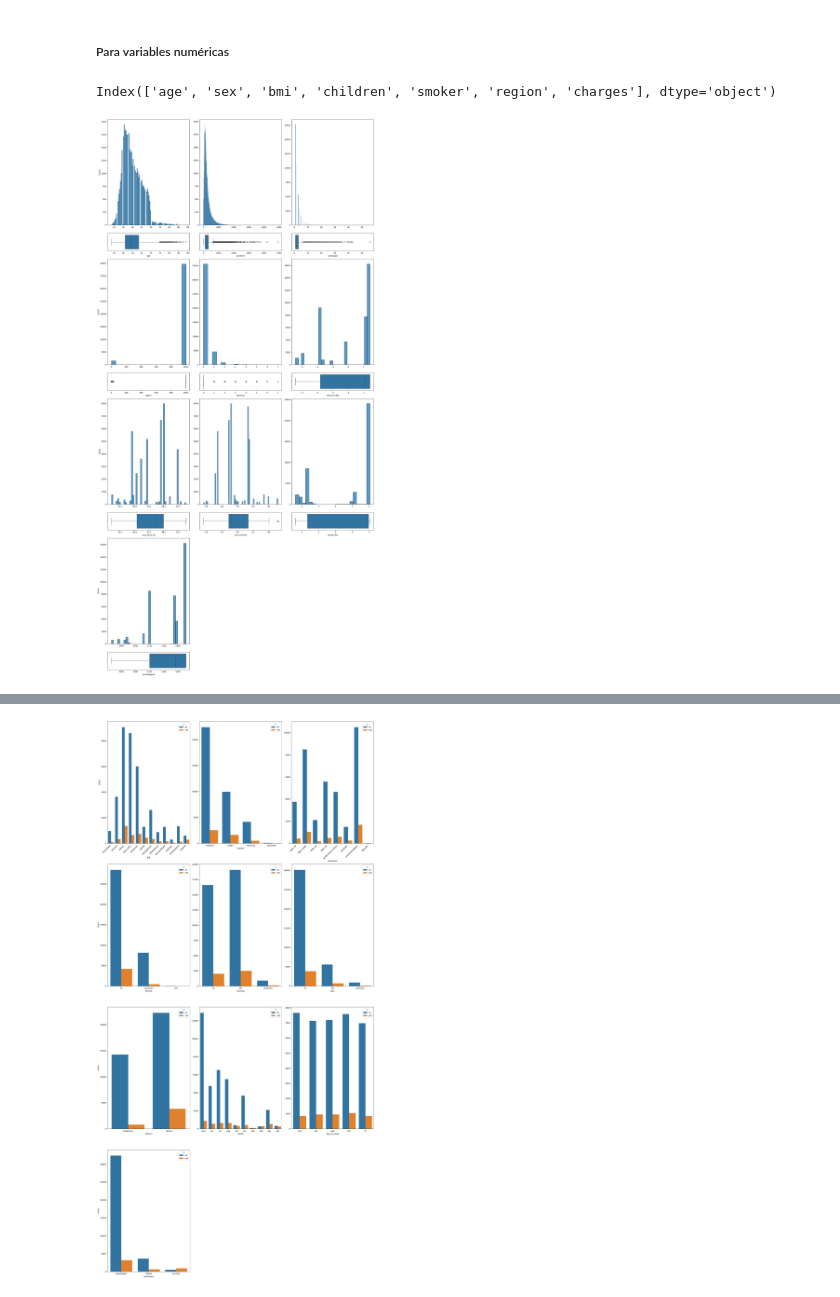
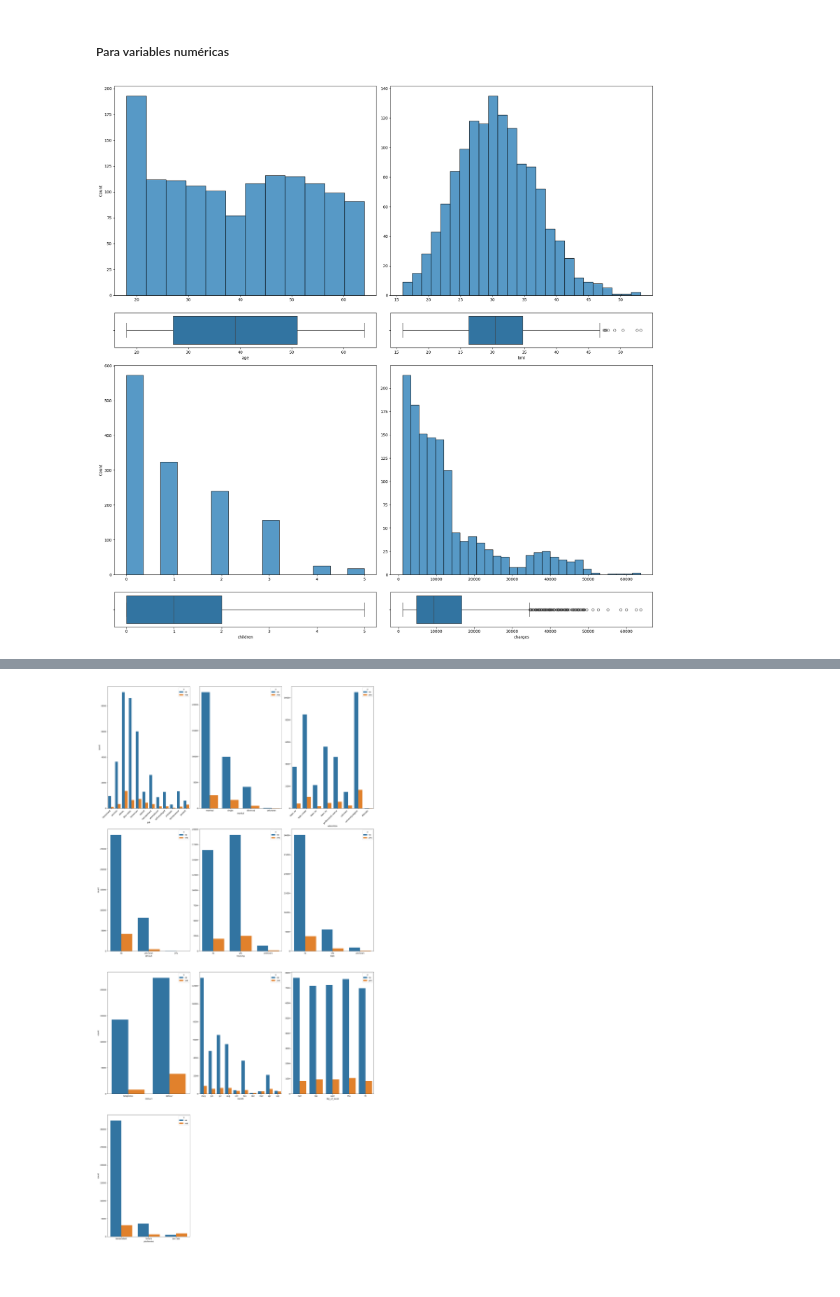
Before and after one commit to josedrosales/Analisis, a Jupyter notebook: models/Linear_regression.ipynb, the cells around one changed output, grey strips where cells are left out. Drawn from its saved outputs; the diff is of its cells as text; code cells hidden in the pictures.

```diff
--- a/models/Linear_regression.ipynb
+++ b/models/Linear_regression.ipynb
@@ -124,57 +124,23 @@ La relación entre la población no fumadora y fumadora es de: 3.88
 - La población está prácticamente distribuida uniformemente entre las 4 regiones, aunque un Southeast posee un poco más de clientes.
 # %% [markdown]
 ##### Para variables numéricas
-# %%
-dataframe.columns
-# %% [output]
-Index(['age', 'sex', 'bmi', 'children', 'smoker', 'region', 'charges'], dtype='object')
 # %%
-fig, axis = plt.subplots(8, 3, figsize = (20,40), gridspec_kw={'height_ratios': [6, 1, 6, 1, 6, 1, 6, 1]})
+fig, axis = plt.subplots(4, 2, figsize = (20,20), gridspec_kw={'height_ratios': [6, 1, 6, 1]})
 
 sns.histplot(ax = axis[0,0], data = dataframe, x = 'age').set(xlabel = None)
 sns.boxplot(ax = axis[1,0], data = dataframe, x = 'age')
 
-sns.histplot(ax = axis[0,1], data = dataframe, x = 'duration').set(xlabel = None, ylabel = None)
-sns.boxplot(ax = axis[1,1], data = dataframe, x = 'duration')
+sns.histplot(ax = axis[0,1], data = dataframe, x = 'bmi').set(xlabel = None, ylabel = None)
+sns.boxplot(ax = axis[1,1], data = dataframe, x = 'bmi')
 
-sns.histplot(ax = axis[0,2], data = dataframe, x = 'campaign').set(xlabel = None, ylabel = None)
-sns.boxplot(ax = axis[1,2], data = dataframe, x = 'campaign')
+sns.histplot(ax = axis[2,0], data = dataframe, x = 'children').set(xlabel = None)
+sns.boxplot(ax = axis[3,0], data = dataframe, x = 'children')
 
-####
-
-sns.histplot(ax = axis[2,0], data = dataframe, x = 'pdays').set(xlabel = None)
-sns.boxplot(ax = axis[3,0], data = dataframe, x = 'pdays')
-
-sns.histplot(ax = axis[2,1], data = dataframe, x = 'previous').set(xlabel = None, ylabel = None)
-sns.boxplot(ax = axis[3,1], data = dataframe, x = 'previous')
-
-sns.histplot(ax = axis[2,2], data = dataframe, x = 'emp.var.rate').set(xlabel = None, ylabel = None)
-sns.boxplot(ax = axis[3,2], data = dataframe, x = 'emp.var.rate')
-
-####
-
-sns.histplot(ax = axis[4,0], data = dataframe, x = 'cons.price.idx').set(xlabel = None)
-sns.boxplot(ax = axis[5,0], data = dataframe, x = 'cons.price.idx')
-
-sns.histplot(ax = axis[4,1], data = dataframe, x = 'cons.conf.idx').set(xlabel = None, ylabel = None)
-sns.boxplot(ax = axis[5,1], data = dataframe, x = 'cons.conf.idx')
-
-sns.histplot(ax = axis[4,2], data = dataframe, x = 'euribor3m').set(xlabel = None, ylabel = None)
-sns.boxplot(ax = axis[5,2], data = dataframe, x = 'euribor3m')
-
-####
-
-sns.histplot(ax = axis[6,0], data = dataframe, x = 'nr.employed').set(xlabel = None)
-sns.boxplot(ax = axis[7,0], data = dataframe, x = 'nr.employed')
-
-subplots_remove = [axis[6, 1], axis[7, 1], axis[6, 2], axis[7, 2]]
-
-for ax in subplots_remove:
-
-    fig.delaxes(ax)
+sns.histplot(ax = axis[2,1], data = dataframe, x = 'charges').set(xlabel = None, ylabel = None)
+sns.boxplot(ax = axis[3,1], data = dataframe, x = 'charges')
 
 plt.tight_layout()
 
 plt.show()
 # %% [output]
-[figure, old version]
+[figure, new version]
```
Also changed, not shown: parts of 15 cells of this notebook.
